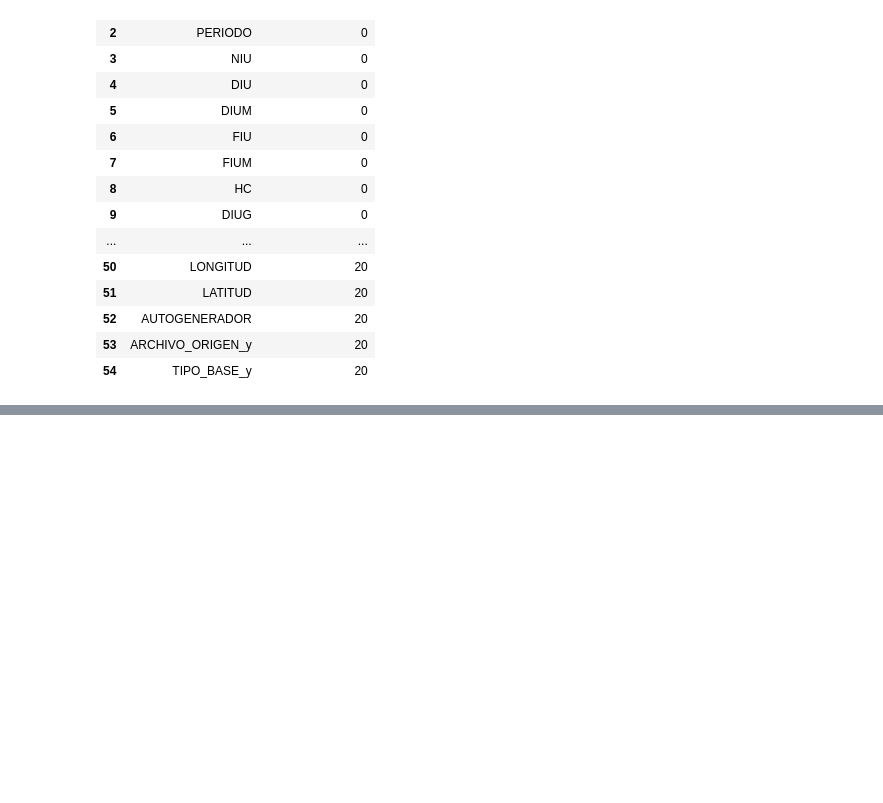
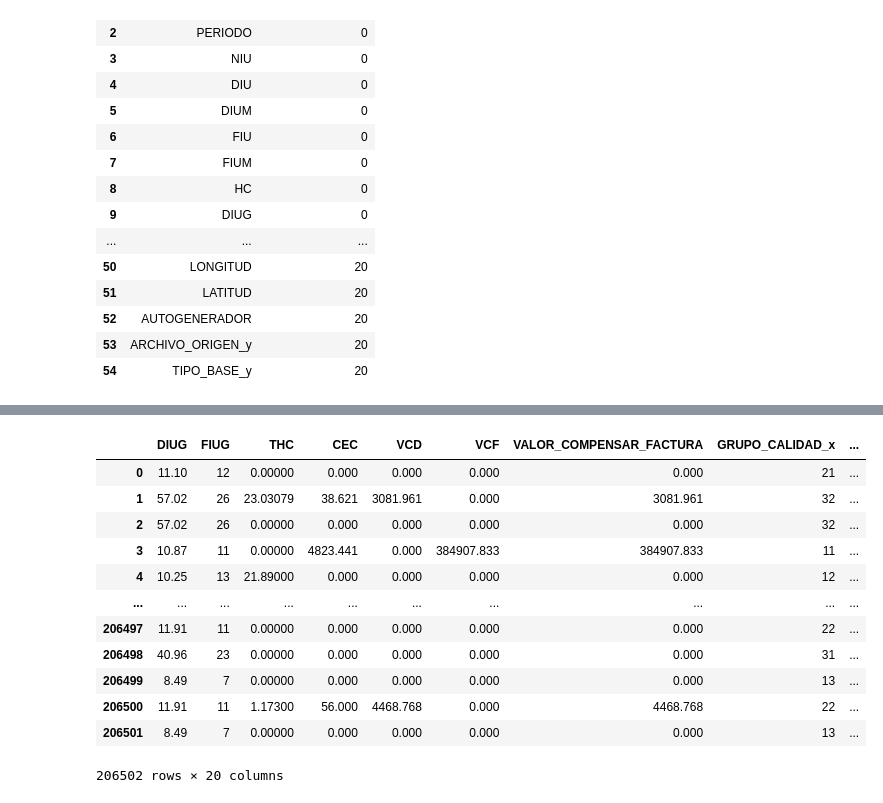
Before and after one commit to Fabian-11/Proyecto---Despliegue-de-Soluciones-Analiticas, a Jupyter notebook: Proyecto DSA - Compensaciones Empresa de Energia.ipynb, the cells around one changed output, grey strips where cells are left out. Cells and saved outputs as stored; diff of their text form; code cells hidden in the pictures; blank space fills up the shorter version.

```diff
--- a/Proyecto DSA - Compensaciones Empresa de Energia.ipynb
+++ b/Proyecto DSA - Compensaciones Empresa de Energia.ipynb
@@ -485,0 +500,2 @@ faltantes_base_merged
+# %%
+base_final = base_merged_sin_nulos.drop(columns=["ARCHIVO_ORIGEN_y", "TIPO_BASE_y"]).reset_index(drop=True)
@@ -485,0 +628,5 @@ faltantes_base_merged
+# %%
+base_final_limpia["COMPENSADO"] = (
+    (base_final_limpia["COMPENSA_DIU"] == 'SI') |
+    (base_final_limpia["COMPENSA_FIU"] == 'SI')
+).astype(int)
@@ -485,0 +681,20 @@ faltantes_base_merged
+# %%
+# Lista de columnas a eliminar
+cols_drop = [
+    'ERROR_EN_METAS', 'OPERADOR_RED', 'PERIODO', 'ID_MERCADO_x',
+    'ARCHIVO_ORIGEN_x', 'TIPO_BASE_x', 'CODIGO_CONEXION', 'TIPO_CONEXION',
+    'ID_COMERCIALIZADOR', 'COD_FRONTERA_COMERCIAL', 'COD_CIRCUITO_LINEA',
+    'COD_TRANSFORMADOR', 'COD_DANE', 'NIU', 'COD_AREA_ESPEC', 'DIRECCION', 'PORC_PROP_ACTIV',  'TVC', 'HC', 'DURA._INTERRUPCIONES',
+    'TIPO_AREA_ESPEC', 'ALTITUD', 'LONGITUD', 'LATITUD','COMPENSA_DIU', 'COMPENSA_FIU', 'FIU', 'FIUM', 'DIU', 'DIUM', 'VC',
+]
+
+# Eliminar duplicadas si se repiten en la lista
+cols_drop = list(set(cols_drop))
+
+# Crear nueva base sin esas columnas
+base_balanceada_mod = base_balanceada.drop(columns=cols_drop, errors='ignore')
+
+# Confirmar cambios
+print("Columnas eliminadas:", len(cols_drop))
+print("Columnas finales:", len(base_balanceada_mod.columns))
+base_balanceada_mod.columns
@@ -485,0 +715,15 @@ faltantes_base_merged
+# %%
+# Variables que deben ser categóricas (como texto)
+cols_categoricas = [
+    'GRUPO_CALIDAD_x', 'NIVEL_TENSION_x', 'MES_FACTURADOS',
+    '%_PROP._ACTIVO', 'NIVEL_TENSIÓN_PRIMARIA', 'CONEXION_RED',
+    'UBICACION', 'COND_ESPEC', 'ESTRATO', 'AUTOGENERADOR', 'COMPENSADO'
+]
+
+# Convertir a string si existen en la base
+for col in cols_categoricas:
+    if col in base_balanceada_mod.columns:
+        base_balanceada_mod[col] = base_balanceada_mod[col].astype(str)
+
+# Confirmar tipos finales
+base_balanceada_mod.dtypes.loc[cols_categoricas]
@@ -485,0 +743,16 @@ faltantes_base_merged
+# %%
+base_balanceada_mod
+# %% [output]
+|  | DIUG | FIUG | THC | CEC | VCD | VCF | VALOR_COMPENSAR_FACTURA | GRUPO_CALIDAD_x | ... |
+| 0 | 11.10 | 12 | 0.00000 | 0.000 | 0.000 | 0.000 | 0.000 | 21 | ... |
+| 1 | 57.02 | 26 | 23.03079 | 38.621 | 3081.961 | 0.000 | 3081.961 | 32 | ... |
+| 2 | 57.02 | 26 | 0.00000 | 0.000 | 0.000 | 0.000 | 0.000 | 32 | ... |
+| 3 | 10.87 | 11 | 0.00000 | 4823.441 | 0.000 | 384907.833 | 384907.833 | 11 | ... |
+| 4 | 10.25 | 13 | 21.89000 | 0.000 | 0.000 | 0.000 | 0.000 | 12 | ... |
+| ... | ... | ... | ... | ... | ... | ... | ... | ... | ... |
+| 206497 | 11.91 | 11 | 0.00000 | 0.000 | 0.000 | 0.000 | 0.000 | 22 | ... |
+| 206498 | 40.96 | 23 | 0.00000 | 0.000 | 0.000 | 0.000 | 0.000 | 31 | ... |
+| 206499 | 8.49 | 7 | 0.00000 | 0.000 | 0.000 | 0.000 | 0.000 | 13 | ... |
+| 206500 | 11.91 | 11 | 1.17300 | 56.000 | 4468.768 | 0.000 | 4468.768 | 22 | ... |
+| 206501 | 8.49 | 7 | 0.00000 | 0.000 | 0.000 | 0.000 | 0.000 | 13 | ... |
+206502 rows × 20 columns
```
Also changed, not shown: parts of 16 cells of this notebook.
